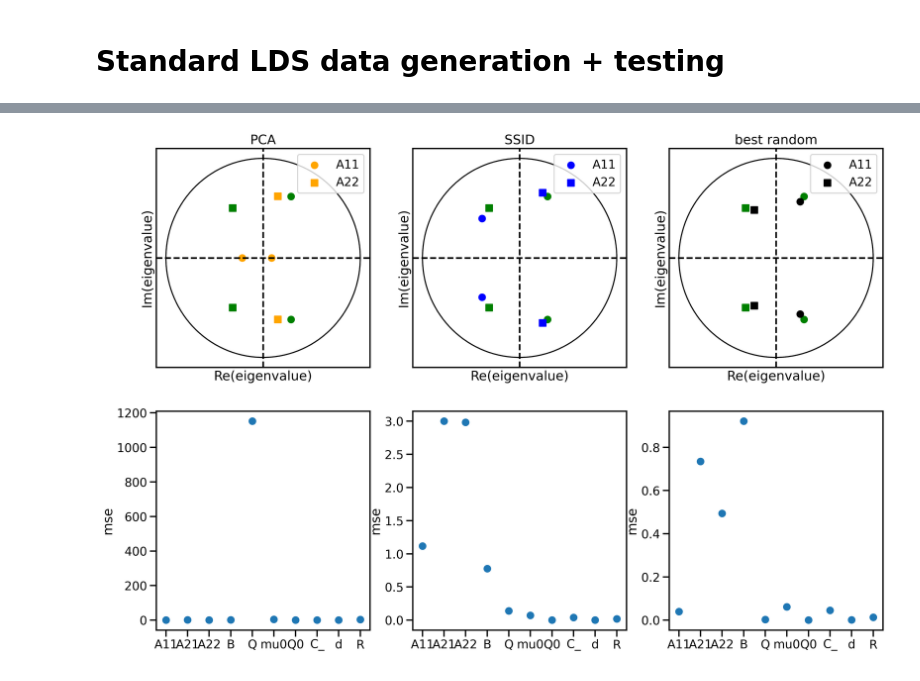
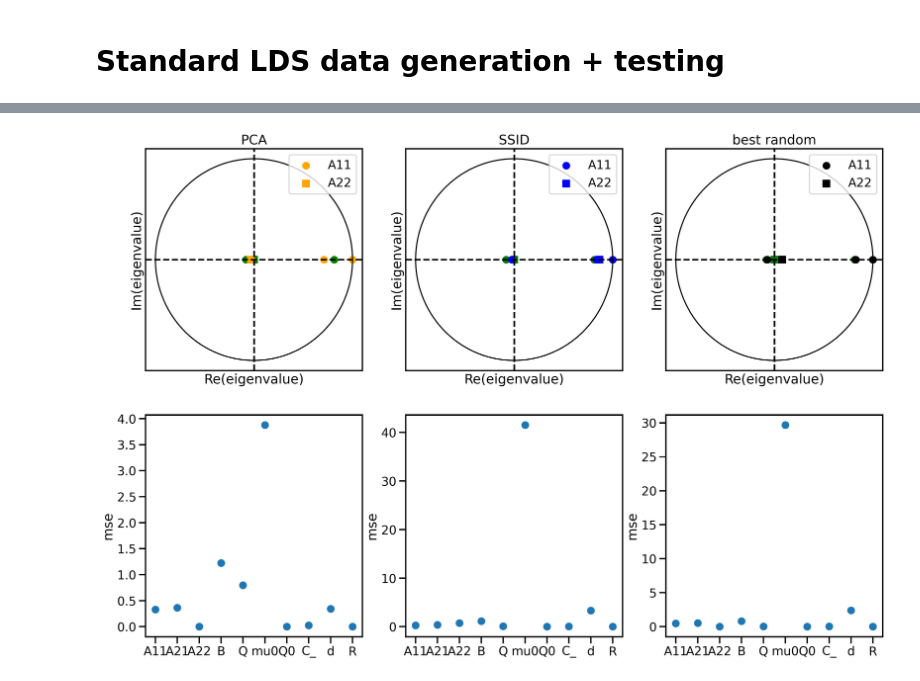
Before and after one commit to lenca56/coupled_LDS, a Jupyter notebook: Analyze_Cluster_low_rank_RNN.ipynb, the cells around one changed output, grey strips where cells are left out. Saved outputs shown, nothing was run; the diff lists cells and outputs as text; code cells hidden in the pictures.

```diff
--- a/Analyze_Cluster_low_rank_RNN.ipynb
+++ b/Analyze_Cluster_low_rank_RNN.ipynb
@@ -26,6 +26,6 @@ max_iter = 100
 # %%
-K1 = 5
-K2 = 2
+K1 = 3
+K2 = 1
 
 K = K1 + K2
 LDS = coupled_LDS.coupled_LDS(D, K1, K2, M)
@@ -122,2 +148,2 @@ axes[1].legend(loc='upper left')
 # %%
-ecll_new, ecll_old, elbo, ll, A, B, Q , mu0, Q0, C, d, R  = LDS.fit_EM(u, true_y, true_A, true_B, true_Q, true_mu0, true_Q0, true_C, true_d, true_R, max_iter=max_iter, verbosity=0)
+# ecll_new, ecll_old, elbo, ll, A, B, Q , mu0, Q0, C, d, R  = LDS.fit_EM(u, true_y, true_A, true_B, true_Q, true_mu0, true_Q0, true_C, true_d, true_R, max_iter=max_iter, verbosity=0)
@@ -149,14 +172,14 @@ for simulation in range(30):
                 elbos.append(elbo[-1])
 
             if simulation == 0:
-                # max_elbo = elbo[-1]
+                max_elbo = elbo[-1]
                 axes[0].plot(range(max_iter), elbo, color=color[simulation], label=label[simulation])
                 axes[1].plot(range(max_iter), elbo, color=color[simulation], label=label[simulation])
 
             if simulation in [1,2]:
                 axes[0].plot(range(max_iter), elbo, color=color[simulation], label=label[simulation])
             elif simulation >= 3:
-                if 0 < 1: #np.abs((elbo[-1] - max_elbo)) < S * eps:
+                if np.abs((elbo[-1] - max_elbo)) < S * eps:
                     print('YES')
                     axes[1].plot(range(-5,max_iter-5),elbo, color='red')
                 else:
@@ -165,8 +188,8 @@ for simulation in range(30):
 
 # axes[0].set_yscale('log')
 # axes[1].set_yscale('log')
-# axes[0].set_ylim(max_elbo*1.07, max_elbo*0.99)
-# axes[1].set_ylim(max_elbo*1.07, max_elbo*0.99)
+axes[0].set_ylim(max_elbo*0.01, max_elbo*1.5)
+axes[1].set_ylim(max_elbo*0.01, max_elbo*1.5)
 axes[0].set_ylabel('ELBO')
 axes[1].set_ylabel('ELBO')
 axes[0].set_xlabel('iter')
@@ -197,29 +220,30 @@ YES
 # %%
 best_ind = np.argmax(elbos)+1
 
 
 colors = ['green','orange','blue'] + ['black']
 
 fig, axes = plt.subplots(2,3, dpi=300, figsize=(18,12))
 ct = 1
 for simulation in [1,2,best_ind]:
-    fitted = np.load(f'models/K1={K1}_K2={K2}_fitted_param_simulation={simulation}.npz')
-    A=fitted['A']
-    B=fitted['B']
-    Q=fitted['Q']
-    mu0=fitted['mu0']
-    Q0=fitted['Q0']
-    C=fitted['C']
-    d=fitted['d']
-    R=fitted['R']
-    plot_eigenvalues(axes[0,ct-1], np.linalg.eigvals(true_A[:K1,:K1]), np.linalg.eigvals(true_A[K1:,K1:]), color='green')
-    plot_eigenvalues(axes[0,ct-1], np.linalg.eigvals(A[:K1,:K1]), np.linalg.eigvals(A[K1:,K1:]), color=colors[ct], label=['A11','A22'])
-    axes[0,ct-1].set_xticks([])
-    axes[0,ct-1].set_yticks([])
-    axes[0,ct-1].set_title(label[ct])
-    axes[0,ct-1].legend(loc='upper right')
-    plot_mse_parameters(axes[1,ct-1], K1, A, B, Q, mu0, true_Q0, C, d, R, true_A, true_B, true_Q, true_mu0, true_Q0, true_C, true_d, true_R)
+    if os.path.exists(f'models/K1={K1}_K2={K2}_fitted_param_low_rank_simulation={simulation}.npz'):
+        fitted = np.load(f'models/K1={K1}_K2={K2}_fitted_param_low_rank_simulation={simulation}.npz')
+        A=fitted['A']
+        B=fitted['B']
+        Q=fitted['Q']
+        mu0=fitted['mu0']
+        Q0=fitted['Q0']
+        C=fitted['C']
+        d=fitted['d']
+        R=fitted['R']
+        plot_eigenvalues(axes[0,ct-1], np.linalg.eigvals(true_A[:K1,:K1]), np.linalg.eigvals(true_A[K1:,K1:]), color='green')
+        plot_eigenvalues(axes[0,ct-1], np.linalg.eigvals(A[:K1,:K1]), np.linalg.eigvals(A[K1:,K1:]), color=colors[ct], label=['A11','A22'])
+        axes[0,ct-1].set_xticks([])
+        axes[0,ct-1].set_yticks([])
+        axes[0,ct-1].set_title(label[ct])
+        axes[0,ct-1].legend(loc='upper right')
+        plot_mse_parameters(axes[1,ct-1], K1, A, B, Q, mu0, true_Q0, C, d, R, true_A, true_B, true_Q, true_mu0, true_Q0, true_C, true_d, true_R)
 
     ct+=1
 # %% [output]
-[figure, old version]
+[figure, new version]
```
Also changed, not shown: parts of 11 cells of this notebook, 6 other files.
